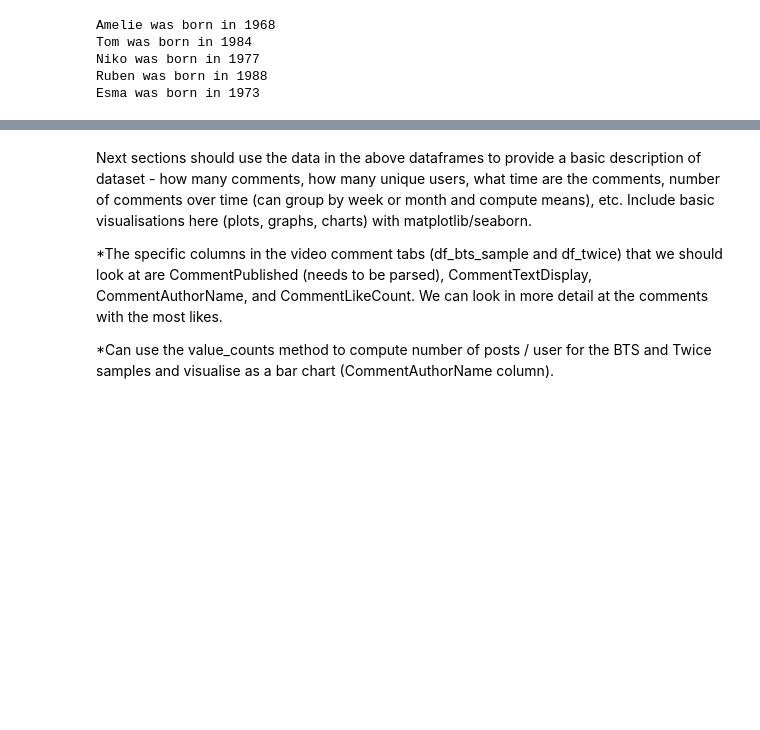
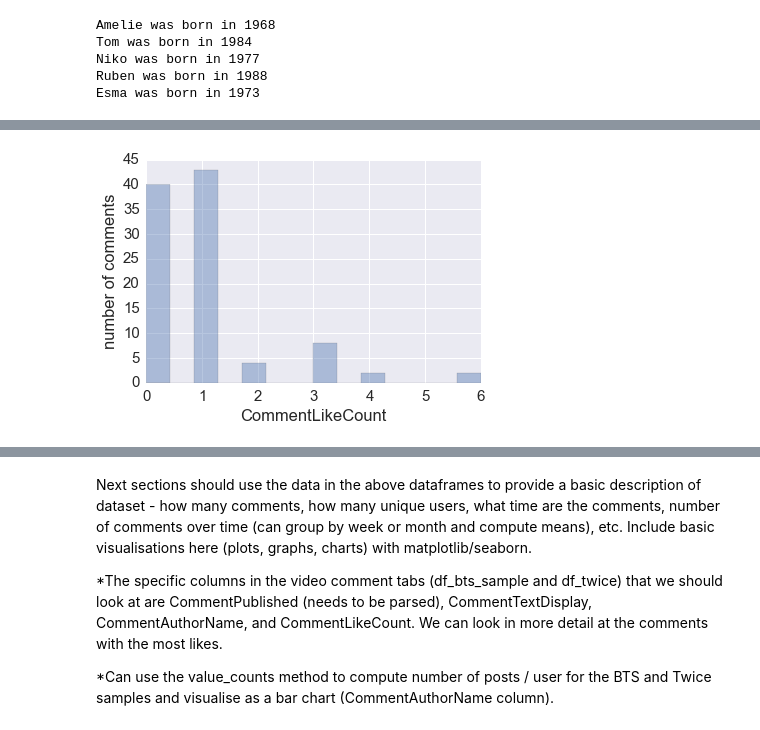
Before and after one commit to Periwynkle/genesys-nlp-workshop, a Jupyter notebook: introduction_to_python/python_workshop_1.ipynb, the cells around one changed output, grey strips where cells are left out. Saved outputs shown, nothing was run; the diff lists cells and outputs as text; code cells hidden in the pictures; blank space fills up the shorter version.

```diff
--- a/introduction_to_python/python_workshop_1.ipynb
+++ b/introduction_to_python/python_workshop_1.ipynb
@@ -373,0 +288,11 @@ import matplotlib.pyplot as plt
+# %%
+import matplotlib.pyplot as plt
+import seaborn as sns
+sns.set()
+sns.set(color_codes=True)
+sns.set_context("notebook", font_scale=1.5, rc={"lines.linewidth": 2.5})
+# %%
+g = sns.distplot( comments.CommentLikeCount, kde=False, rug=False )
+g = g.set_ylabel('number of comments')
+# %% [output]
+[figure, added]
```
Also changed, not shown: parts of 67 cells of this notebook.
